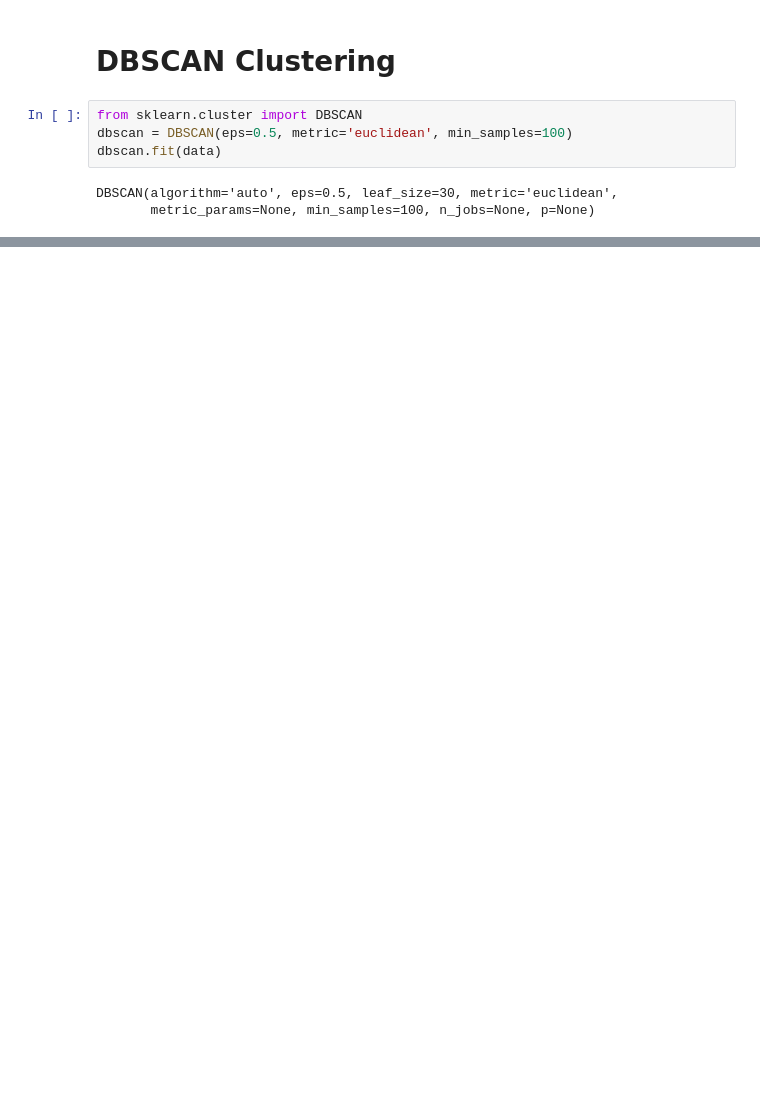
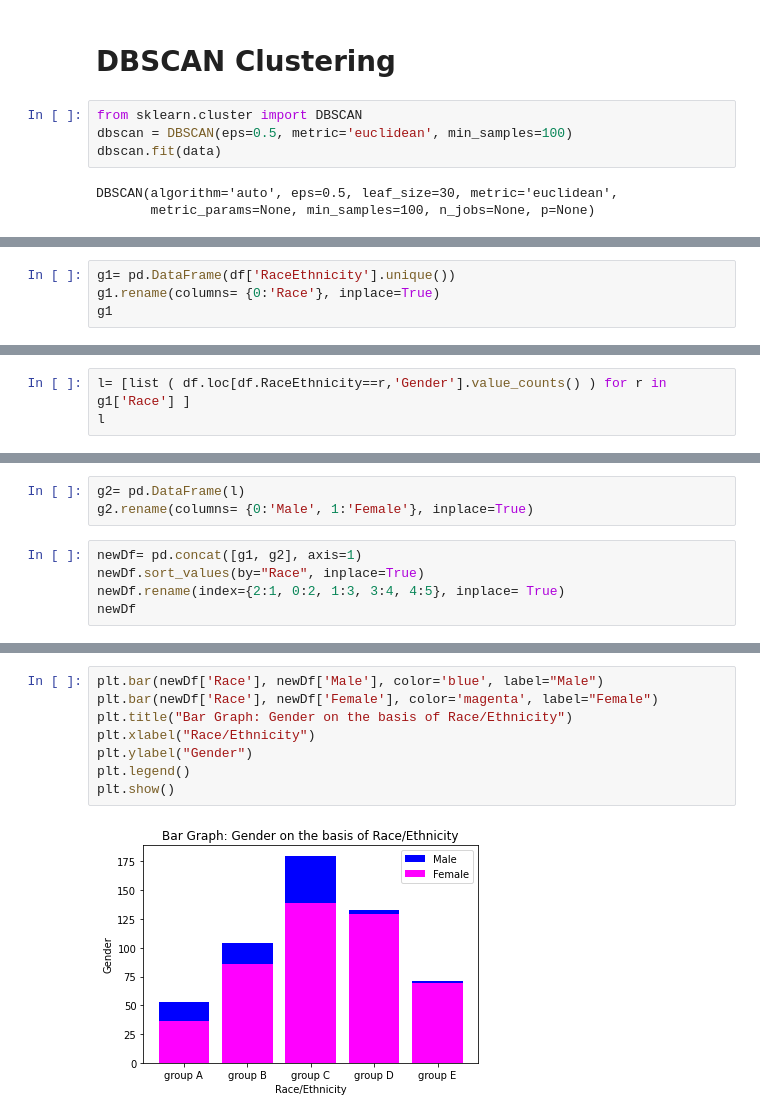
Before and after one commit to vik-sin/Students-Performance, a Jupyter notebook: StudentsPerformance.ipynb, the cells around one changed output, grey strips where cells are left out. Cells and saved outputs as stored; diff of their text form; blank space fills up the shorter version.

```diff
--- a/StudentsPerformance.ipynb
+++ b/StudentsPerformance.ipynb
@@ -171,0 +187,4 @@ plt.show()
+# %%
+g1= pd.DataFrame(df['RaceEthnicity'].unique())
+g1.rename(columns= {0:'Race'}, inplace=True)
+g1
@@ -171,0 +198,3 @@ plt.show()
+# %%
+l= [list ( df.loc[df.RaceEthnicity==r,'Gender'].value_counts() ) for r in g1['Race'] ]
+l
@@ -171,0 +203,8 @@ plt.show()
+# %%
+g2= pd.DataFrame(l)
+g2.rename(columns= {0:'Male', 1:'Female'}, inplace=True)
+# %%
+newDf= pd.concat([g1, g2], axis=1)
+newDf.sort_values(by="Race", inplace=True)
+newDf.rename(index={2:1, 0:2, 1:3, 3:4, 4:5}, inplace= True)
+newDf
@@ -171,0 +218,10 @@ plt.show()
+# %%
+plt.bar(newDf['Race'], newDf['Male'], color='blue', label="Male")
+plt.bar(newDf['Race'], newDf['Female'], color='magenta', label="Female")
+plt.title("Bar Graph: Gender on the basis of Race/Ethnicity")
+plt.xlabel("Race/Ethnicity")
+plt.ylabel("Gender")
+plt.legend()
+plt.show()
+# %% [output]
+[figure, added]
```
Also changed, not shown: parts of 18 cells of this notebook.
